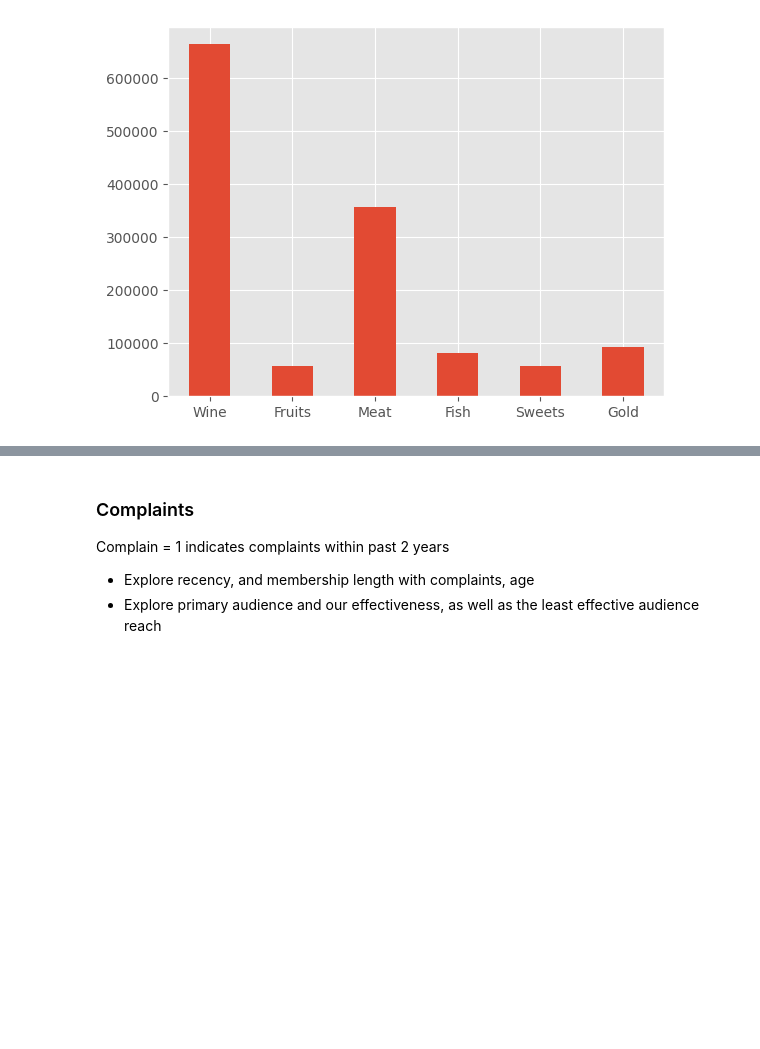
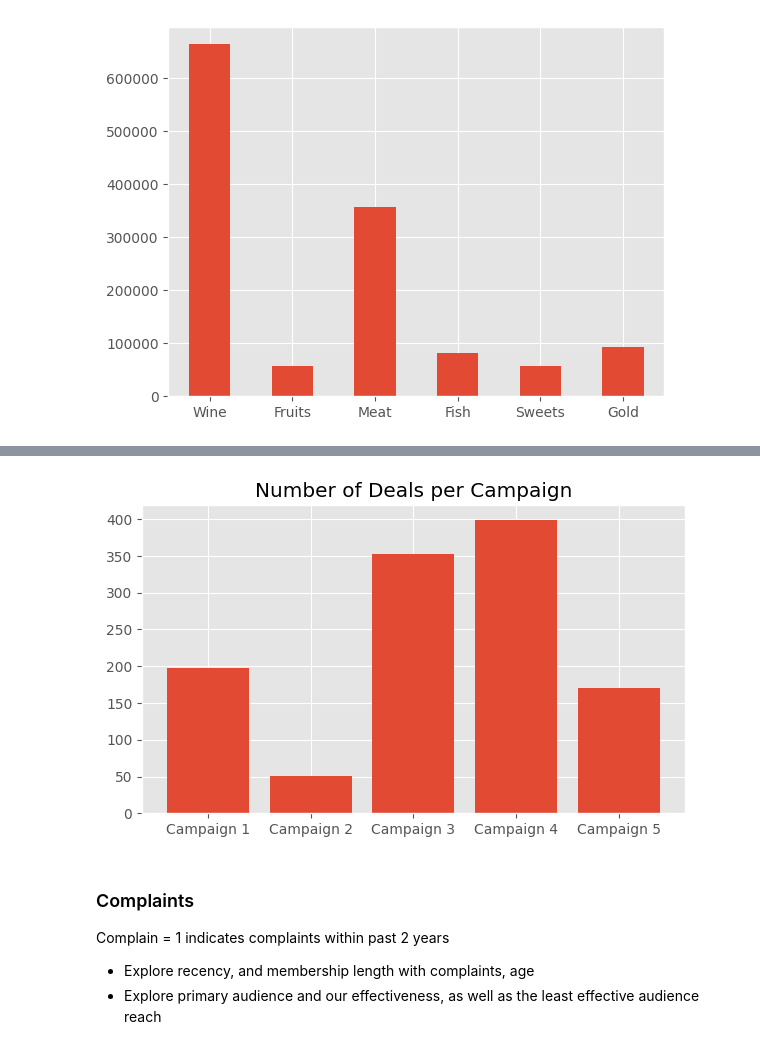
Before and after one commit to DottL/MarketingAnalysis, a Jupyter notebook: MarketingCampaignsAnalysis.ipynb, the cells around one changed output, grey strips where cells are left out. Cells and saved outputs as stored; diff of their text form; code cells hidden in the pictures; blank space fills up the shorter version.

```diff
--- a/MarketingCampaignsAnalysis.ipynb
+++ b/MarketingCampaignsAnalysis.ipynb
@@ -593,3 +754,19 @@ Name: NumDealsPurchases, Length: 2205, dtype: int64
+# %%
+
+# Calculate the total NumDealsPurchases per campaign
+campaign_deals = {camp_name[campaign]: camp_data.loc[camp_data[campaign] == 1, 'NumDealsPurchases'].sum() for campaign in campaigns[:-2]}
+
+# Convert the result to a DataFrame for easier plotting
+campaign_deals_df = pd.DataFrame(list(campaign_deals.items()), columns=['Campaign', 'Total Deals'])
+
+# Plot the bar chart
+plt.figure(figsize=(7, 4))
+plt.bar(campaign_deals_df['Campaign'], campaign_deals_df['Total Deals'])
+plt.title('Number of Deals per Campaign')
+plt.xticks(rotation=0)
+plt.show()
+# %% [output]
+[figure, added]
 # %% [markdown]
 ### Complaints
 Complain = 1 indicates complaints within past 2 years
```
Also changed, not shown: parts of 31 cells of this notebook.
